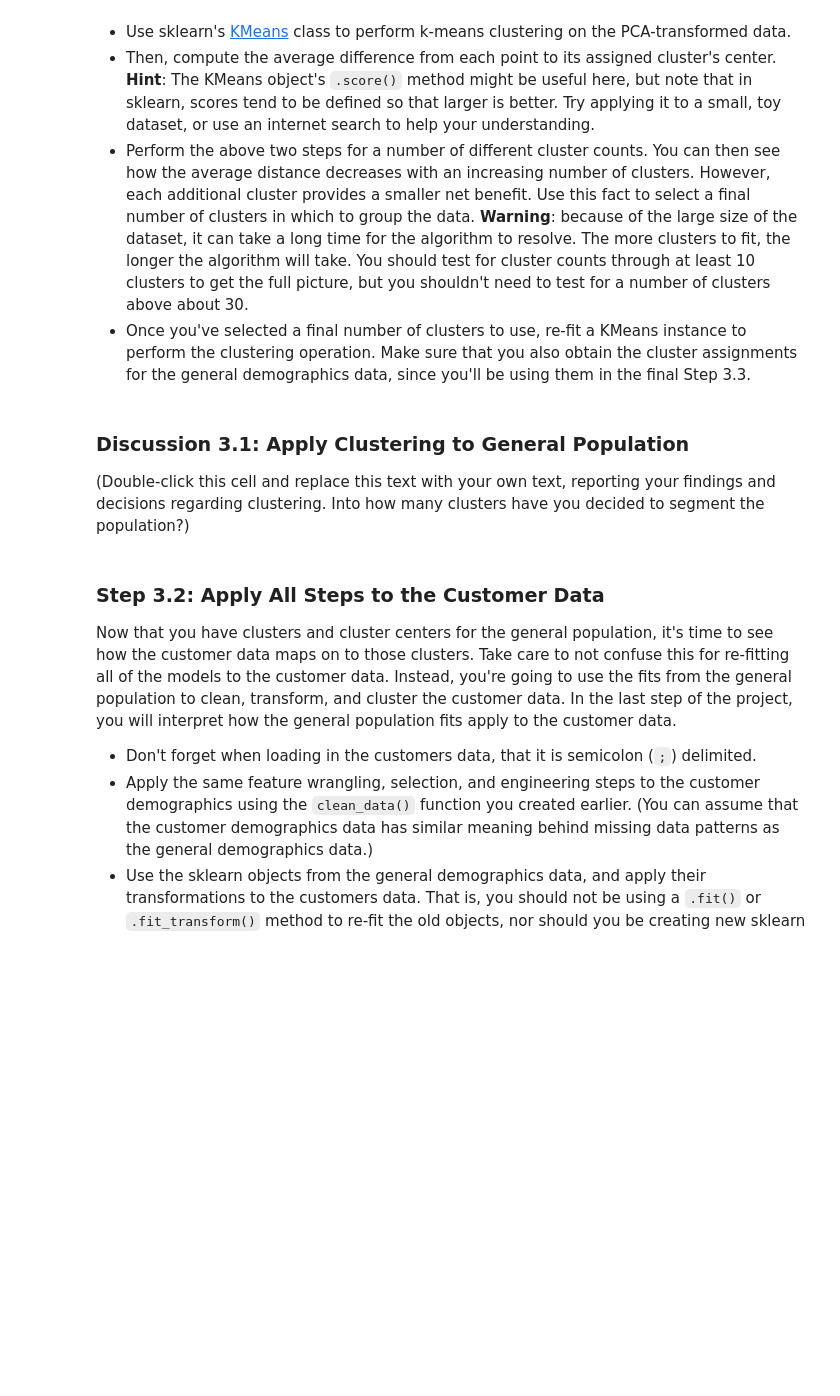
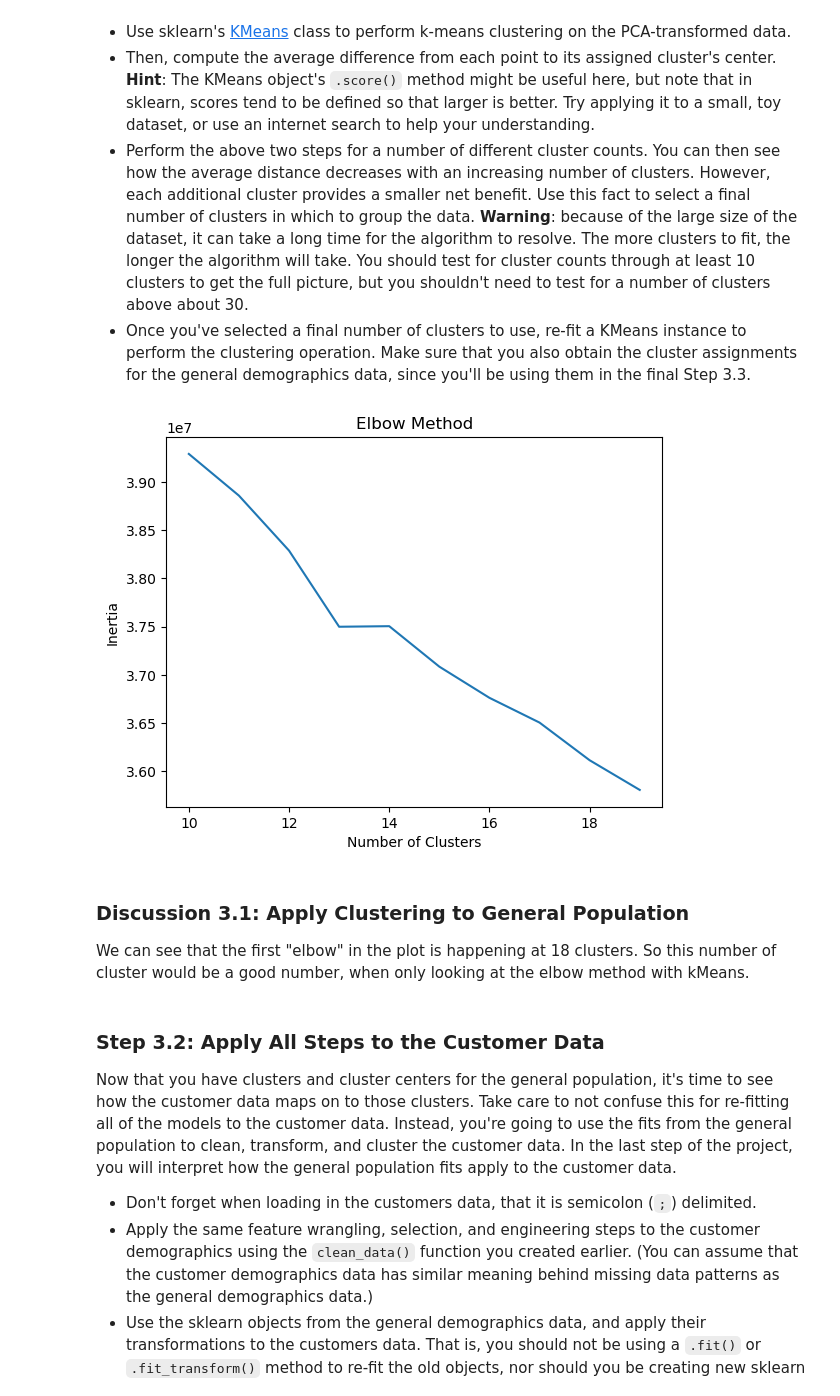
Before and after one commit to BarbaraJoebstl/unsupervised_learning, a Jupyter notebook: Identify_Customer_Segments.ipynb, the cells around one changed output. Drawn from its saved outputs; the diff is of its cells as text; code cells hidden in the pictures; blank space fills up the shorter version.

```diff
--- a/Identify_Customer_Segments.ipynb
+++ b/Identify_Customer_Segments.ipynb
@@ -665,6 +667,6 @@ I will keep all 80 components as we get the cumulative variance is max there and
 # %%
-pca_80 = PCA(n_components=80)
-data_PCA = pca_80.fit_transform(features_scaled)
+pca_40 = PCA(n_components=40)
+data_PCA = pca_40.fit_transform(features_scaled)
 # %% [markdown]
 ### Step 2.3: Interpret Principal Components
 
@@ -716,16 +758,27 @@ You've assessed and cleaned the demographics data, then scaled and transformed t
 - Perform the above two steps for a number of different cluster counts. You can then see how the average distance decreases with an increasing number of clusters. However, each additional cluster provides a smaller net benefit. Use this fact to select a final number of clusters in which to group the data. **Warning**: because of the large size of the dataset, it can take a long time for the algorithm to resolve. The more clusters to fit, the longer the algorithm will take. You should test for cluster counts through at least 10 clusters to get the full picture, but you shouldn't need to test for a number of clusters above about 30.
 - Once you've selected a final number of clusters to use, re-fit a KMeans instance to perform the clustering operation. Make sure that you also obtain the cluster assignments for the general demographics data, since you'll be using them in the final Step 3.3.
 # %%
+from sklearn.cluster import KMeans
 # Over a number of different cluster counts...
-
-
+num_of_clusters = np.arange(10, 20)
+scores = []
+for num in num_of_clusters:
     # run k-means clustering on the data and...
-
-
+    kmeans = KMeans(n_clusters = num)
+    model = kmeans.fit(data_PCA)
     # compute the average within-cluster distances.
+    score = np.abs(model.score(data_PCA))
+    scores.append(score)
 # %%
 # Investigate the change in within-cluster distance across number of clusters.
 # HINT: Use matplotlib's plot function to visualize this relationship.
+plt.plot(num_of_clusters, scores)
+plt.xlabel('Number of Clusters')
+plt.ylabel('Inertia')
+plt.title("Elbow Method")
+plt.show()
+# %% [output]
+[figure, added]
 # %%
 # Re-fit the k-means model with the selected number of clusters and obtain
 # cluster predictions for the general population demographics data.
@@ -732,7 +788,7 @@ You've assessed and cleaned the demographics data, then scaled and transformed t
-# %% [markdown]
-### Discussion 3.1: Apply Clustering to General Population
-
-(Double-click this cell and replace this text with your own text, reporting your findings and decisions regarding clustering. Into how many clusters have you decided to segment the population?)
+# %% [markdown]
+### Discussion 3.1: Apply Clustering to General Population
+
+We can see that the first "elbow" in the plot is happening at 18 clusters. So this number of cluster would be a good number, when only looking at the elbow method with kMeans.
 # %% [markdown]
 ### Step 3.2: Apply All Steps to the Customer Data
 
```
Also changed, not shown: parts of 23 cells of this notebook, 1 other file.
